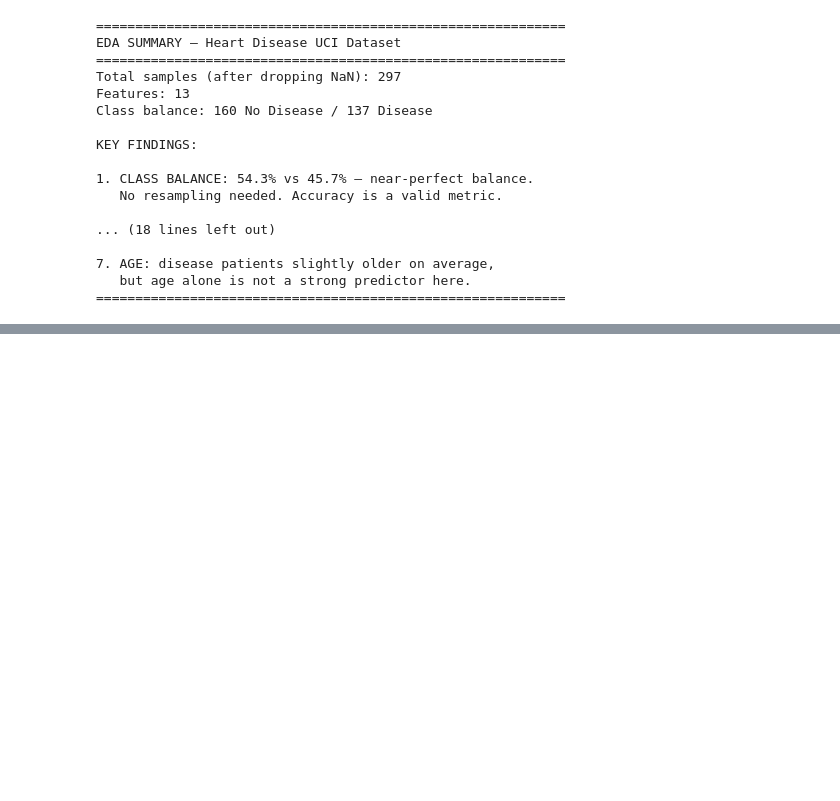
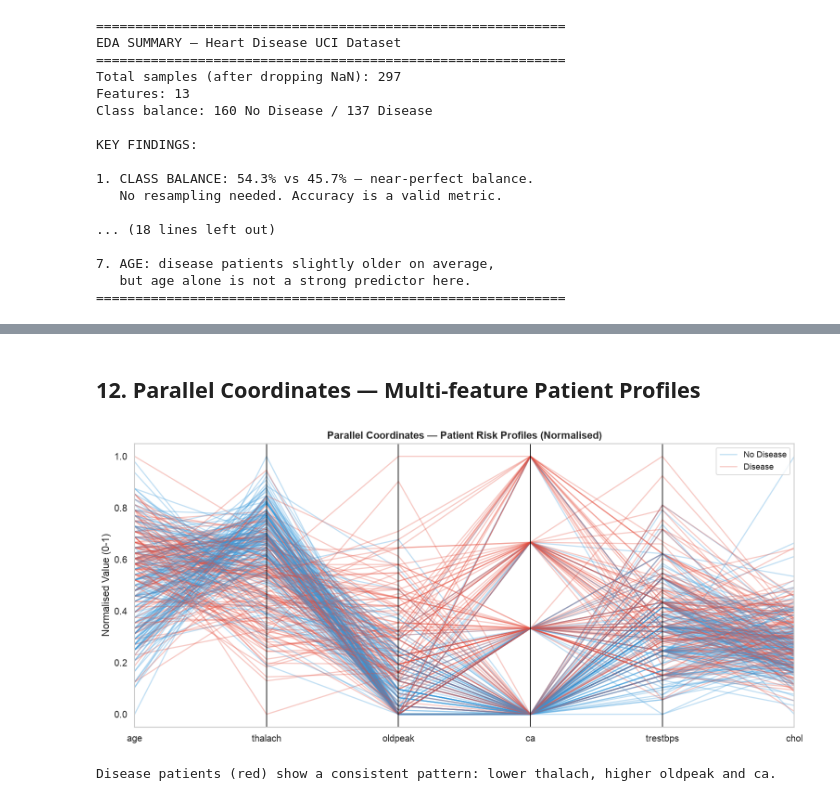
Before and after one commit to Swathi-A01/heart-disease-mlops, a Jupyter notebook: notebooks/01_eda.ipynb, the cells around one changed output, grey strips where cells are left out. Saved outputs shown, nothing was run; the diff lists cells and outputs as text; code cells hidden in the pictures; blank space fills up the shorter version.

```diff
--- a/notebooks/01_eda.ipynb
+++ b/notebooks/01_eda.ipynb
@@ -384,0 +488,27 @@ KEY FINDINGS:
+# %% [markdown]
+## 12. Parallel Coordinates — Multi-feature Patient Profiles
+# %%
+from pandas.plotting import parallel_coordinates
+from sklearn.preprocessing import MinMaxScaler
+
+# Normalise for parallel coordinates (0-1 per feature)
+top_features = ['age', 'thalach', 'oldpeak', 'ca', 'trestbps', 'chol']
+df_para = df[top_features + ['target']].copy()
+scaler = MinMaxScaler()
+df_para[top_features] = scaler.fit_transform(df_para[top_features])
+df_para['Class'] = df_para['target'].map({0: 'No Disease', 1: 'Disease'})
+
+fig, ax = plt.subplots(figsize=(13, 6))
+parallel_coordinates(df_para[top_features + ['Class']], 'Class',
+                     color=['#3498db', '#e74c3c'], alpha=0.3, ax=ax)
+ax.set_title('Parallel Coordinates — Patient Risk Profiles (Normalised)',
+             fontsize=13, fontweight='bold')
+ax.set_ylabel('Normalised Value (0-1)')
+ax.legend(loc='upper right', fontsize=11)
+plt.tight_layout()
+plt.savefig(SAVE_DIR + 'parallel_coordinates.png', bbox_inches='tight')
+plt.show()
+print('Disease patients (red) show a consistent pattern: lower thalach, higher oldpeak and ca.')
+# %% [output]
+[figure, added]
+Disease patients (red) show a consistent pattern: lower thalach, higher oldpeak and ca.
```
Also changed, not shown: parts of 4 cells of this notebook, 23 other files.
